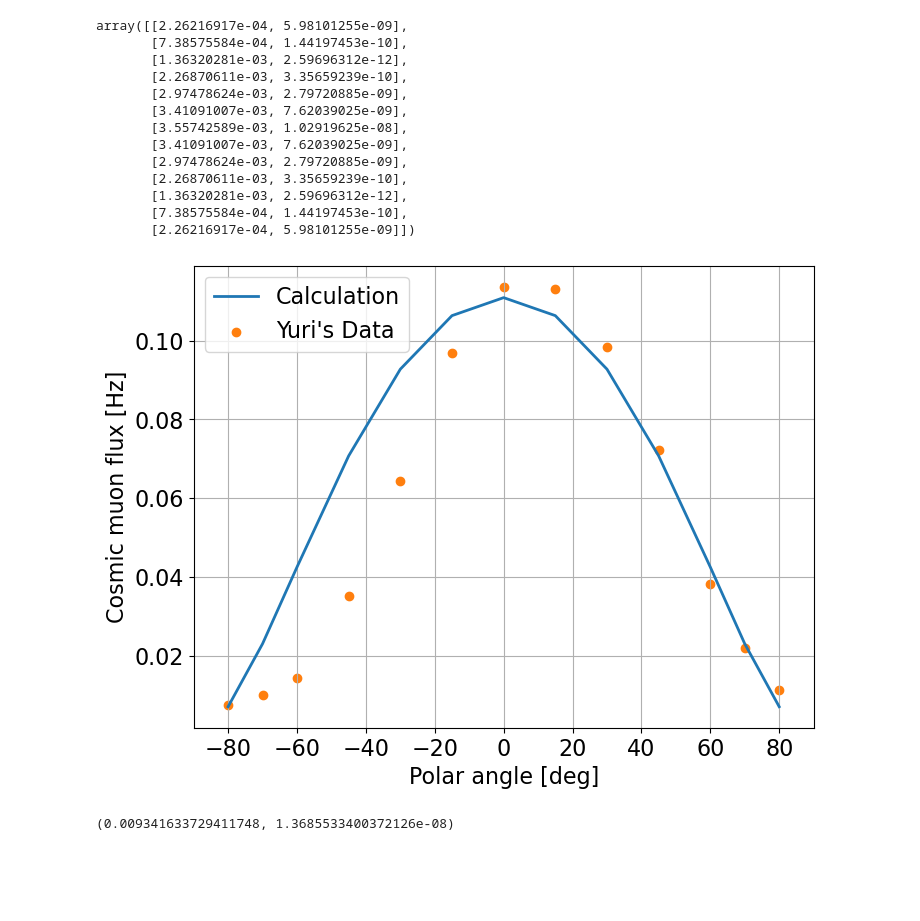
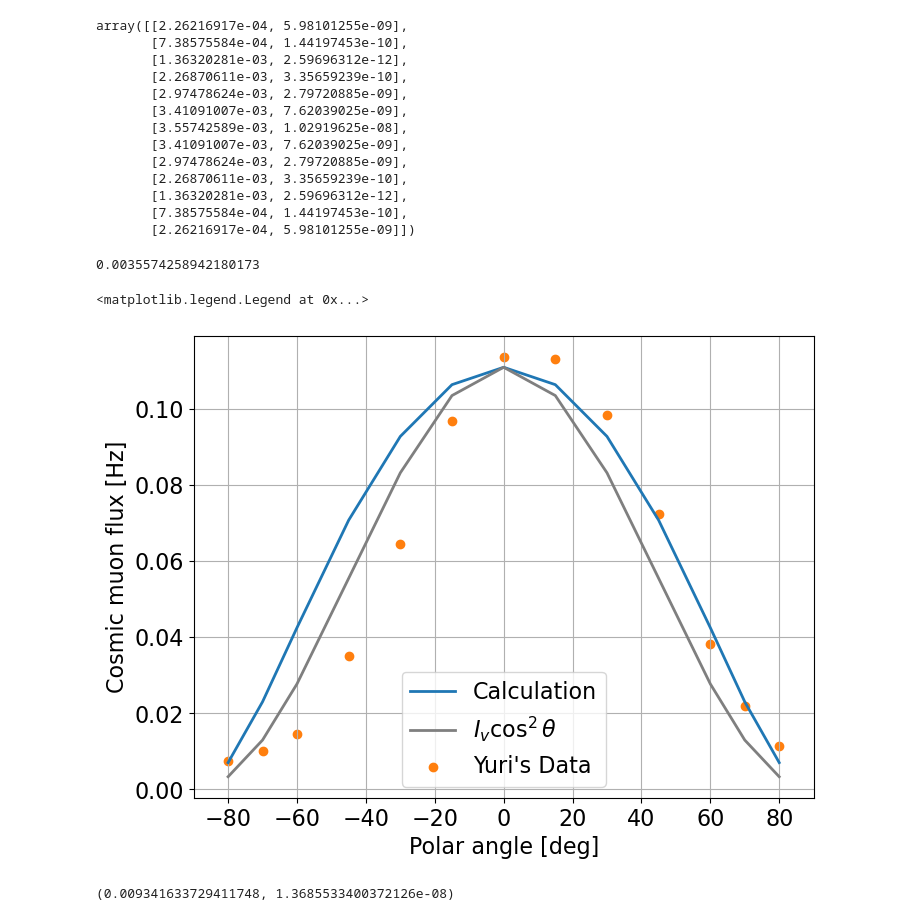
Before and after one commit to yuntsebaryon/SimpleCosmics, a Jupyter notebook: AnalyticCosmicSpectrum.ipynb, the cells around one changed output. Drawn from its saved outputs; the diff is of its cells as text; code cells hidden in the pictures; blank space fills up the shorter version.

```diff
--- a/AnalyticCosmicSpectrum.ipynb
+++ b/AnalyticCosmicSpectrum.ipynb
@@ -20,6 +20,6 @@ def dI_fixedTheta(p, theta):
 # %%
 # 1-D integral
 theta = 0
-I = integrate.quad(dI_fixedTheta, 1, pmax, args = (theta))
-I
+Iv = integrate.quad(dI_fixedTheta, pmin, pmax, args = (theta))
+Iv
 # %% [output]
@@ -117,21 +147,27 @@ array([[2.26216917e-04, 5.98101255e-09],
        [1.36320281e-03, 2.59696312e-12],
        [7.38575584e-04, 1.44197453e-10],
        [2.26216917e-04, 5.98101255e-09]])
+# %%
+Iv[0]
+# %% [output]
+0.0035574258942180173
 # %%
 fig, ax = plt.subplots( figsize = (8, 6))
 ax.plot(thetaArray, IArray[:,0]*196*7/44, lw = 2, label = r'Calculation' )
-ax.scatter(thetaArray, Exp, c = '#ff7f0e', label = "Yuri's Data" )
+ax.plot(thetaArray, Iv[0]*(np.cos(thetaArray*np.pi/180)**2)*196*7/44, lw = 2, c = 'tab:gray', label = r'$I_v\cos^2\theta$')
+ax.scatter(thetaArray, Exp, c = 'tab:orange', label = "Yuri's Data" )
 ax.set_xlabel( r'Polar angle [deg]', fontsize = 16 )
 ax.set_ylabel( r'Cosmic muon flux [Hz]', fontsize = 16 )
 ax.tick_params(axis = 'x', labelsize = 16)
 ax.tick_params(axis = 'y', labelsize = 16)
 ax.set_xlim( [-90, 90])
 # ax.set_ylim( [0., 0.014] )
 ax.grid(":")
 ax.legend( fontsize = 16 )
-fig.savefig('CosmicMuonParam.png')
+# fig.savefig('CosmicMuonParam.png')
 # %% [output]
+<matplotlib.legend.Legend at 0x...>
-[figure, old version]
+[figure, new version]
 # %%
 I3 = integrate.dblquad(dI, pmin, pmax, 0, np.pi/2)
 I3
```
Also changed, not shown: parts of 11 cells of this notebook.
